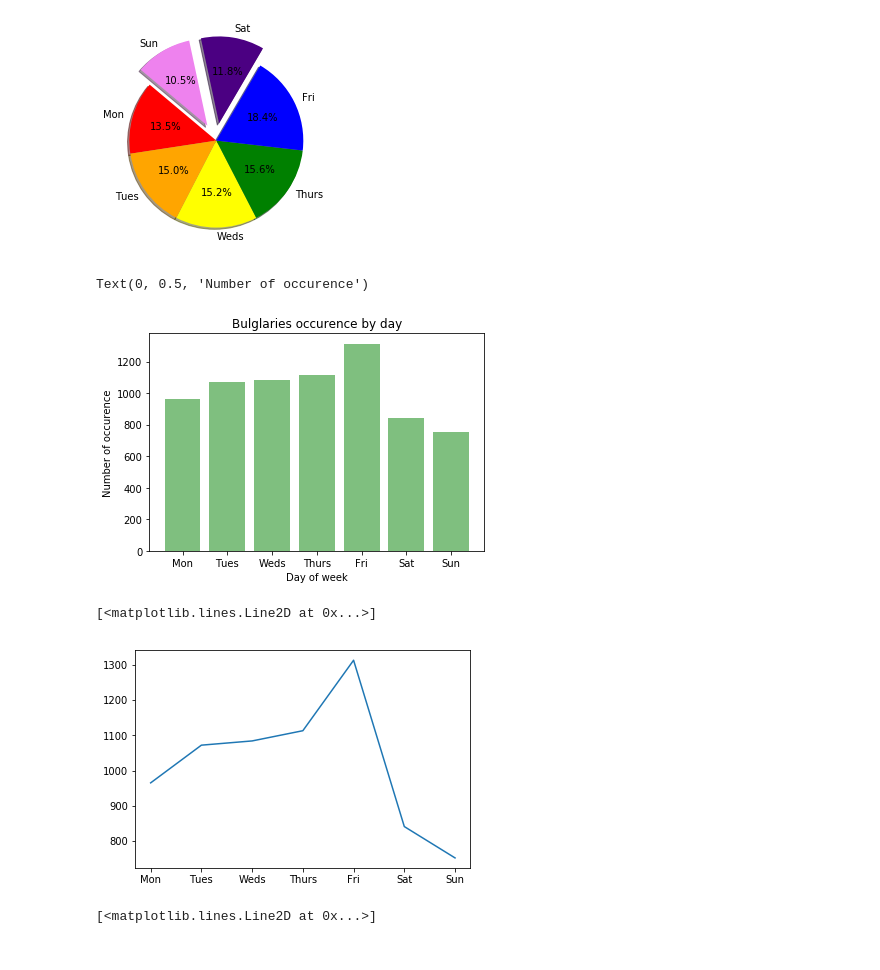
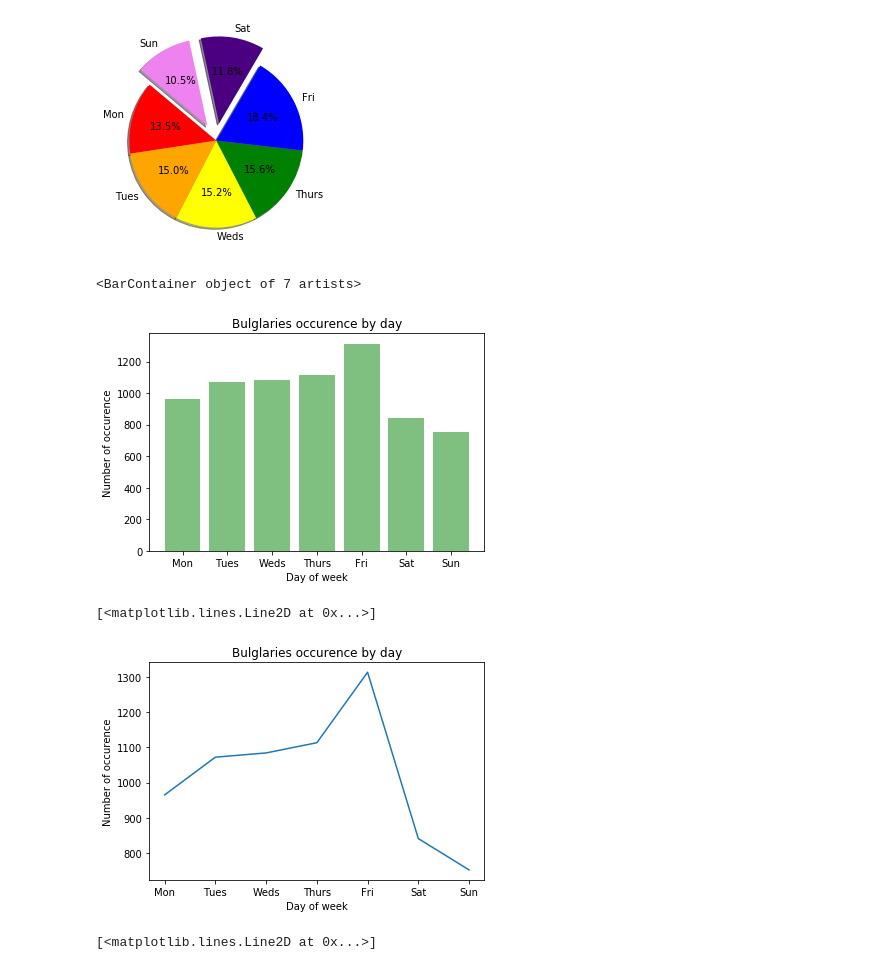
Before and after one commit to egome007/Project_1, a Jupyter notebook: code/data.lacity.org_api-pull.ipynb, the cells around one changed output. Cells and saved outputs as stored; diff of their text form; code cells hidden in the pictures.

```diff
--- a/code/data.lacity.org_api-pull.ipynb
+++ b/code/data.lacity.org_api-pull.ipynb
@@ -433,28 +436,32 @@ plt.pie(sizes, explode=(0, 0, 0, 0,0,0.2,0.2), labels=labels, colors=colors,
   Text(-0.41246976234390387, 0.6854696894480189, '10.5%')])
 [figure]
 # %%
-#create a bar chart to see the time of occurence on each day of a week
+#create a bar chart to see the time of occurence on each day
 #set x, y value
 x_axis = day_counts_df["Day"]
 y_axis = day_counts_df["counts"]
-
-bar_day = plt.bar(x_axis, y_axis, color='g', alpha=0.5, align="center")
-
 
 #set chart title, x lable, y label
 plt.title("Bulglaries occurence by day")
 plt.xlabel("Day of week")
 plt.ylabel("Number of occurence")
+
+plt.bar(x_axis, y_axis, color='g', alpha=0.5, align="center")
 # %% [output]
-Text(0, 0.5, 'Number of occurence')
+<BarContainer object of 7 artists>
 [figure]
 # %%
 #create a line chart to see the trend of crime occurence in 7 days of a week
 x_axis = day_counts_df["Day"]
 y_axis = day_counts_df["counts"]
 
+#set chart title, x lable, y label
+plt.title("Bulglaries occurence by day")
+plt.xlabel("Day of week")
+plt.ylabel("Number of occurence")
+
 plt.plot(x_axis, y_axis)
 # %% [output]
 [<matplotlib.lines.Line2D at 0x...>]
-[figure, old version]
+[figure, new version]
 # %%
```
Also changed, not shown: parts of 4 cells of this notebook.
